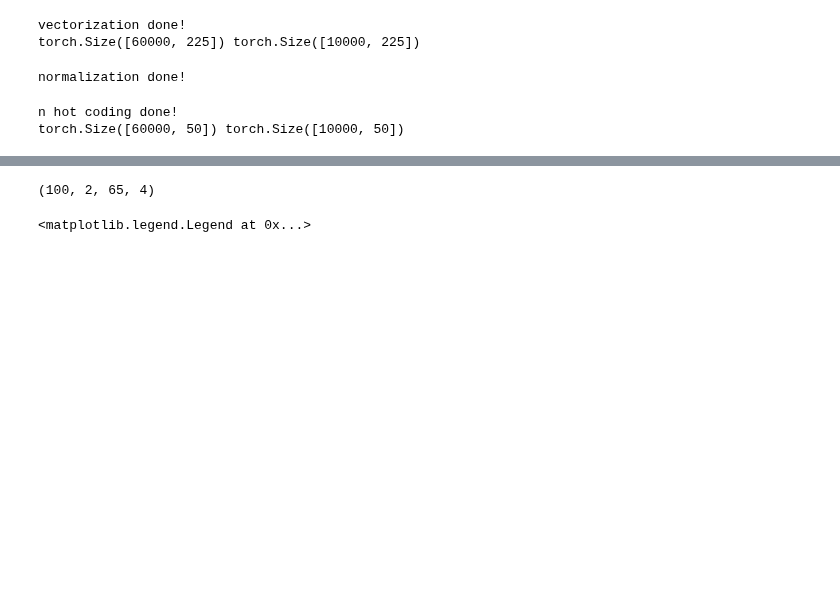
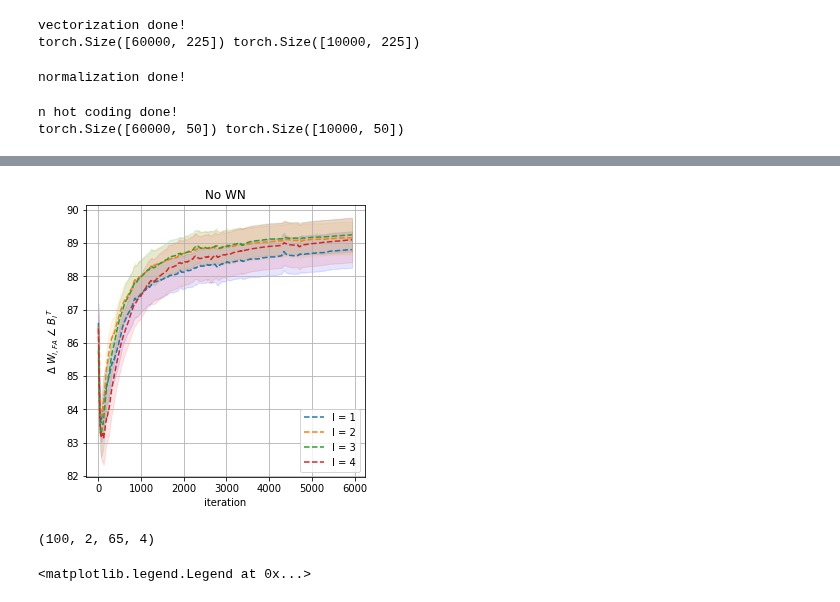
Before and after one commit to ARMINPAN/Advance-Neuroscience-FInal-Project, a Jupyter notebook: Main.ipynb, the cells around one changed output, grey strips where cells are left out. Cells and saved outputs as stored; diff of their text form; code cells hidden in the pictures; blank space fills up the shorter version.

```diff
--- a/Main.ipynb
+++ b/Main.ipynb
@@ -489,6 +490,20 @@ def shuffle(arr, percentage):
   arr_shuffled[ix] = b
 
   return arr_shuffled
+# %%
+def moving_avg(arr, window_size):
+
+  numbers_series = pd.Series(arr)
+
+  windows = numbers_series.rolling(window_size)
+
+  moving_averages = windows.mean()
+  moving_averages_list = moving_averages.tolist()
+
+  # Remove null entries from the list
+  final_list = moving_averages_list[window_size - 1:]
+
+  return final_list
 # %%
 # Load MNIST Dataset
 import tensorflow as tf
@@ -929,3 +953,47 @@ ax.grid(True)
+# %%
+# plot the angle between delta w and B.T - Fig 7E
+
+window_size = 60
+
+# plot
+fig, ax = plt.subplots(1,1,figsize=(5,5))
+
+ax.plot(np.arange(1,epoch_num*batch_num+2-window_size),moving_avg(np.mean(alignment_dw_fa_B[:,0,:].cpu().numpy(),axis=(0)), window_size),'--')
+ax.plot(np.arange(1,epoch_num*batch_num+2-window_size),moving_avg(np.mean(alignment_dw_fa_B[:,1,:].cpu().numpy(),axis=(0)), window_size),'--')
+ax.plot(np.arange(1,epoch_num*batch_num+2-window_size),moving_avg(np.mean(alignment_dw_fa_B[:,2,:].cpu().numpy(),axis=(0)), window_size),'--')
+ax.plot(np.arange(1,epoch_num*batch_num+2-window_size),moving_avg(np.mean(alignment_dw_fa_B[:,3,:].cpu().numpy(),axis=(0)), window_size),'--')
+
+
+
+ax.fill_between(np.arange(1,epoch_num*batch_num+2-window_size),\
+                moving_avg(np.mean(alignment_dw_fa_B[:,0,:].cpu().numpy(),axis=(0))-np.std(alignment_dw_fa_B[:,0,:].cpu().numpy(),axis=(0))/2, window_size),\
+                moving_avg(np.mean(alignment_dw_fa_B[:,0,:].cpu().numpy(),axis=(0))+np.std(alignment_dw_fa_B[:,0,:].cpu().numpy(),axis=(0))/2, window_size),\
+                color='blue', alpha=.1);
+
+ax.fill_between(np.arange(1,epoch_num*batch_num+2-window_size),\
+                moving_avg(np.mean(alignment_dw_fa_B[:,1,:].cpu().numpy(),axis=(0))-np.std(alignment_dw_fa_B[:,1,:].cpu().numpy(),axis=(0))/2, window_size),\
+                moving_avg(np.mean(alignment_dw_fa_B[:,1,:].cpu().numpy(),axis=(0))+np.std(alignment_dw_fa_B[:,1,:].cpu().numpy(),axis=(0))/2, window_size),\
+                color='orange', alpha=.1);
+
+ax.fill_between(np.arange(1,epoch_num*batch_num+2-window_size),\
+                moving_avg(np.mean(alignment_dw_fa_B[:,2,:].cpu().numpy(),axis=(0))-np.std(alignment_dw_fa_B[:,2,:].cpu().numpy(),axis=(0))/2, window_size),\
+                moving_avg(np.mean(alignment_dw_fa_B[:,2,:].cpu().numpy(),axis=(0))+np.std(alignment_dw_fa_B[:,2,:].cpu().numpy(),axis=(0))/2, window_size),\
+                color='green', alpha=.1);
+
+ax.fill_between(np.arange(1,epoch_num*batch_num+2-window_size),\
+                moving_avg(np.mean(alignment_dw_fa_B[:,3,:].cpu().numpy(),axis=(0))-np.std(alignment_dw_fa_B[:,3,:].cpu().numpy(),axis=(0))/2, window_size),\
+                moving_avg(np.mean(alignment_dw_fa_B[:,3,:].cpu().numpy(),axis=(0))+np.std(alignment_dw_fa_B[:,3,:].cpu().numpy(),axis=(0))/2, window_size),\
+                color='red', alpha=.1);
+
+
+
+ax.set_title('No WN')
+ax.set_ylabel(r'$\Delta$ $W_{l,FA}$ $\angle$ ${B_l}^T$')
+ax.set_xlabel('iteration')
+ax.legend(['l = 1','l = 2','l = 3','l = 4'],loc='best')
+ax.grid(True)
+# %% [output]
+[figure, added]
 # %%
 # normal plots - aligment terms & Backward weights alignment
 
```
Also changed, not shown: parts of 12 cells of this notebook.
